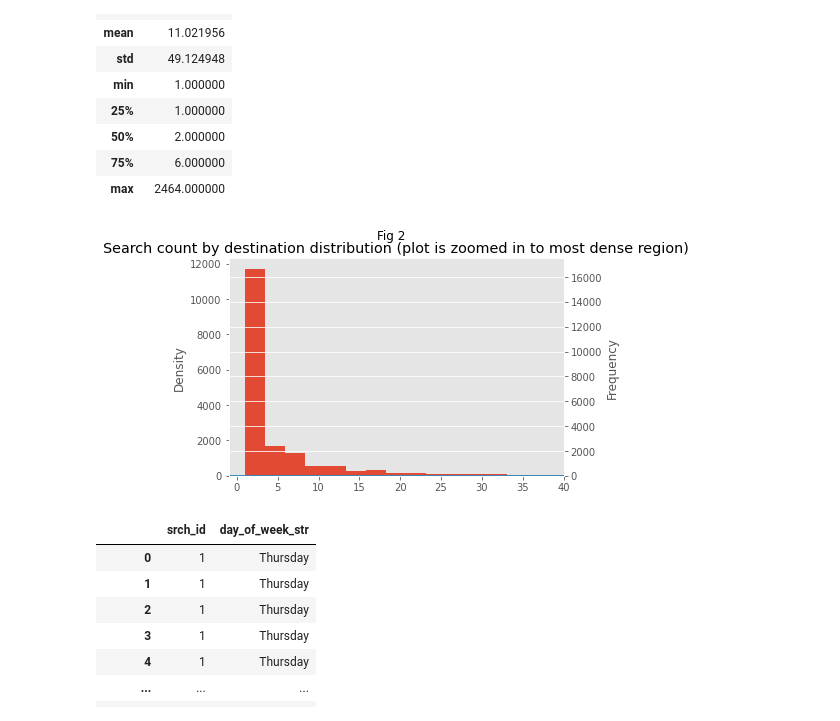
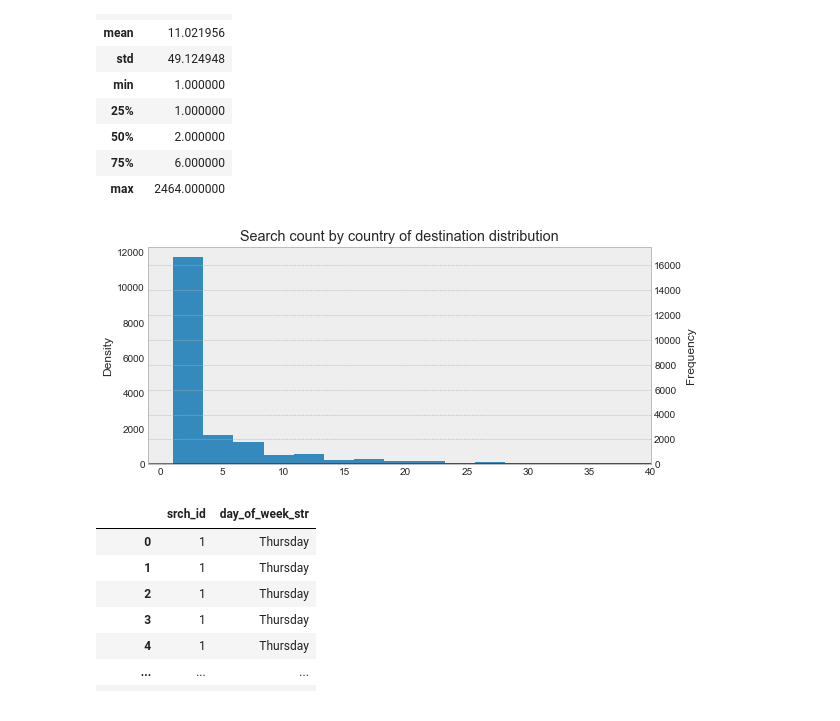
Before and after one commit to lkuffo/dm-kaggle, a Jupyter notebook: EDA 1.ipynb, the cells around one changed output. Cells and saved outputs as stored; diff of their text form; code cells hidden in the pictures.

```diff
--- a/EDA 1.ipynb
+++ b/EDA 1.ipynb
@@ -4,7 +4,7 @@ import seaborn as sns
 import matplotlib.pyplot as plt
 import numpy as np
 # %%
-plt.style.use('ggplot')
+plt.style.use('bmh')
 # %%
 df = pd.read_csv('./data/training_set_VU_DM.csv')
 # %%
@@ -327,17 +329,18 @@ search_location_country.describe()
 | 75% | 6.000000 |
 | max | 2464.000000 |
 # %%
-ax = search_location_country.srch_id.plot(kind='hist', bins=1000)
+ax = search_location_country.srch_id.plot(kind='hist', bins=1000, figsize=(9,4))
 search_location_country.srch_id.plot(kind='kde', ax=ax, secondary_y=True)
-plt.title('Search count by destination distribution (plot is zoomed in to most dense region)')
-plt.suptitle('Fig 2')
-plt.xlabel('Search count by destination')
+plt.title('Search count by country of destination distribution')
+#plt.suptitle('Fig 2')
+plt.xlabel('Search count by country of destination')
 plt.ylabel('Frequency')
 plt.axis([-1, 40, 0, 17500])
 #plt.xticks(rotation=5)
 plt.show()
+#(plot is zoomed in to most dense region)
 # %% [output]
-[figure, old version]
+[figure, new version]
 # %%
 search_week_day = df[['srch_id', 'day_of_week_str']]
 search_week_day
```
Also changed, not shown: parts of 14 cells of this notebook.
